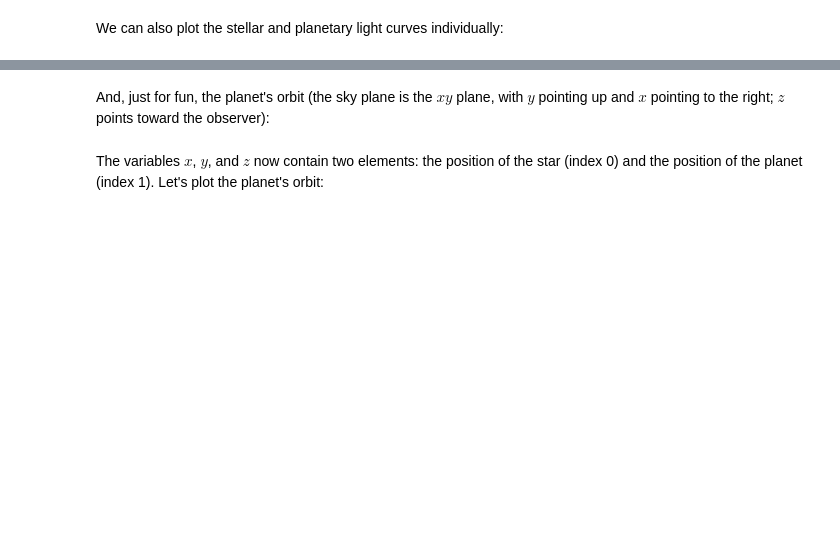
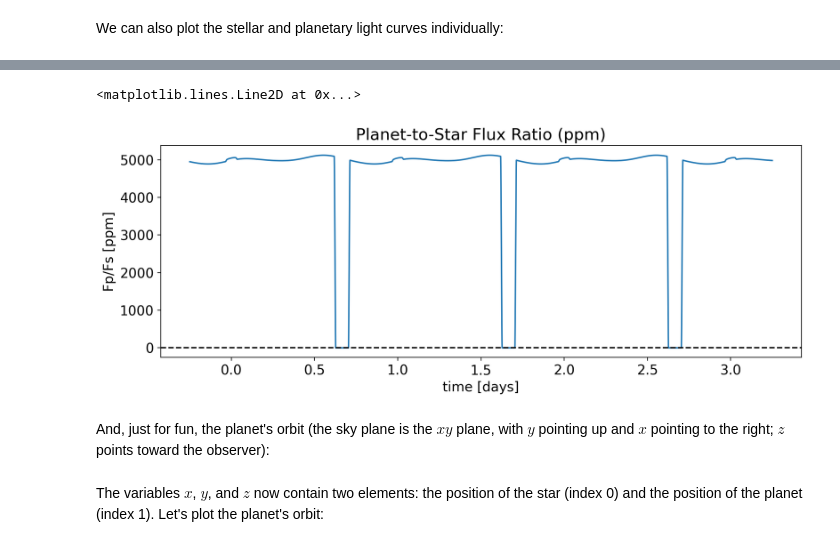
Before and after one commit to rodluger/starry, a Jupyter notebook: notebooks/Exoplanet.ipynb, the cells around one changed output, grey strips where cells are left out. Saved outputs shown, nothing was run; the diff lists cells and outputs as text; code cells hidden in the pictures; blank space fills up the shorter version.

```diff
--- a/notebooks/Exoplanet.ipynb
+++ b/notebooks/Exoplanet.ipynb
@@ -123,3 +139,21 @@ plt.ylabel("planet flux");
+# %%
+# Compute fluxes
+flux_star, flux_planet = system.flux(time, total=False)
+flux_system = system.flux(time)
+
+# Fp/Fs in ppm: (system flux - stellar flux) / stellar flux * 1e6
+# During secondary eclipse, planet is hidden, so Fp=0, Fp/Fs=0
+# During transit, planet blocks star, so system flux < stellar flux, Fp/Fs < 0
+Fp_Fs_ppm = (flux_system - flux_star) / flux_star * 1e6
+
+plt.plot(time, Fp_Fs_ppm)
+plt.xlabel("time [days]")
+plt.ylabel("Fp/Fs [ppm]")
+plt.title("Planet-to-Star Flux Ratio (ppm)")
+plt.axhline(0, color='k', linestyle='--')
+# %% [output]
+<matplotlib.lines.Line2D at 0x...>
+[figure, added]
 # %% [markdown]
 And, just for fun, the planet's orbit (the sky plane is the $xy$ plane, with $y$ pointing up and $x$ pointing to the right; $z$ points toward the observer):
 # %%
```
Also changed, not shown: parts of 13 cells of this notebook.
